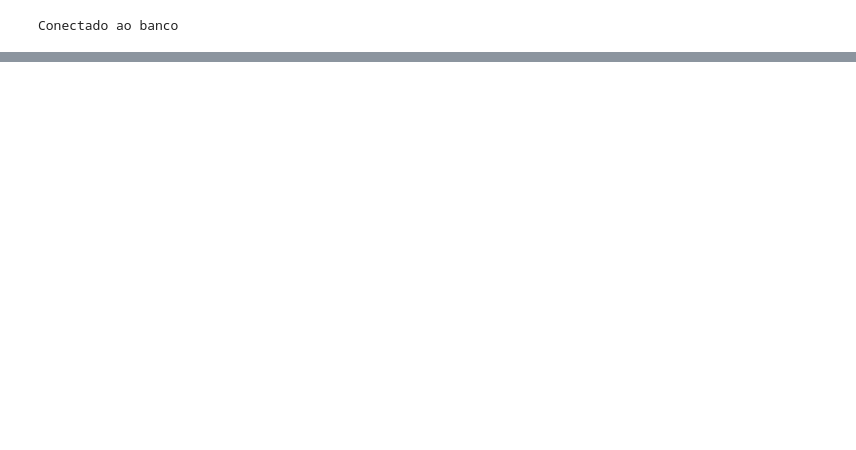
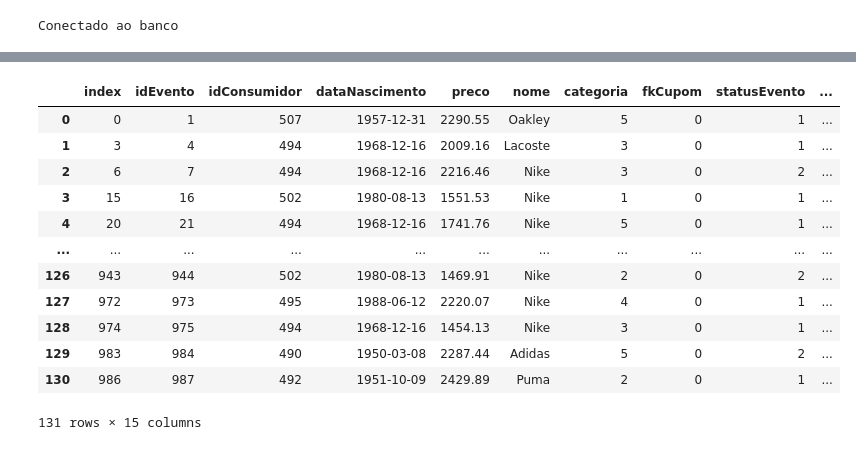
Before and after one commit to Osiris-gp8/projeto-osiris, a Jupyter notebook: api-python/Untitled2.ipynb, the cells around one changed output, grey strips where cells are left out. Saved outputs shown, nothing was run; the diff lists cells and outputs as text; code cells hidden in the pictures; blank space fills up the shorter version.

```diff
--- a/api-python/Untitled2.ipynb
+++ b/api-python/Untitled2.ipynb
@@ -118,0 +129,20 @@ cupons
+# %%
+sem_cupom = data_frame[data_frame['fkCupom'] == 0]
+sem_cupom = sem_cupom[~sem_cupom['idConsumidor'].isin(cupons['idConsumidor'])].reset_index()
+sem_cupom_freq = sem_cupom.groupby('idConsumidor').agg(
+       freq = ('idEvento', 'count'),
+        media_preco = ('preco', 'mean')
+        ).reset_index()
+freq_quartis = sem_cupom_freq['freq'].quantile([0.25, 0.50, 0.75])
+
+receber_cupom = sem_cupom_freq[ sem_cupom_freq['freq'] > freq_quartis[0.50] ].reset_index()
+
+cupons2 = pd.DataFrame()
+cupons2['idConsumidorEcommerce'] = receber_cupom['idConsumidor']
+cupons2['usado'] = False
+cupons2['cupomEcommerce'] = False
+cupons2['nomeCupom'] = np.random.randint(1, 10, size = len(cupons2))
+cupons2['nomeCupom'] = 'osiris'+cupons['nomeCupom'].astype(str)
+cupons2['dataEmitido'] = date.today()
+cupons2['dataValidado'] = cupons['dataEmitido'] + timedelta(days = 30)
+cupons2['valor'] = receber_cupom['media_preco'] / 100
@@ -118,0 +188,16 @@ cupons
+# %%
+sem_cupom
+# %% [output]
+|  | index | idEvento | idConsumidor | dataNascimento | preco | nome | categoria | fkCupom | statusEvento | ... |
+| 0 | 0 | 1 | 507 | 1957-12-31 | 2290.55 | Oakley | 5 | 0 | 1 | ... |
+| 1 | 3 | 4 | 494 | 1968-12-16 | 2009.16 | Lacoste | 3 | 0 | 1 | ... |
+| 2 | 6 | 7 | 494 | 1968-12-16 | 2216.46 | Nike | 3 | 0 | 2 | ... |
+| 3 | 15 | 16 | 502 | 1980-08-13 | 1551.53 | Nike | 1 | 0 | 1 | ... |
+| 4 | 20 | 21 | 494 | 1968-12-16 | 1741.76 | Nike | 5 | 0 | 1 | ... |
+| ... | ... | ... | ... | ... | ... | ... | ... | ... | ... | ... |
+| 126 | 943 | 944 | 502 | 1980-08-13 | 1469.91 | Nike | 2 | 0 | 2 | ... |
+| 127 | 972 | 973 | 495 | 1988-06-12 | 2220.07 | Nike | 4 | 0 | 1 | ... |
+| 128 | 974 | 975 | 494 | 1968-12-16 | 1454.13 | Nike | 3 | 0 | 1 | ... |
+| 129 | 983 | 984 | 490 | 1950-03-08 | 2287.44 | Adidas | 5 | 0 | 2 | ... |
+| 130 | 986 | 987 | 492 | 1951-10-09 | 2429.89 | Puma | 2 | 0 | 1 | ... |
+131 rows × 15 columns
```
Also changed, not shown: parts of 19 cells of this notebook, 3 other files.
